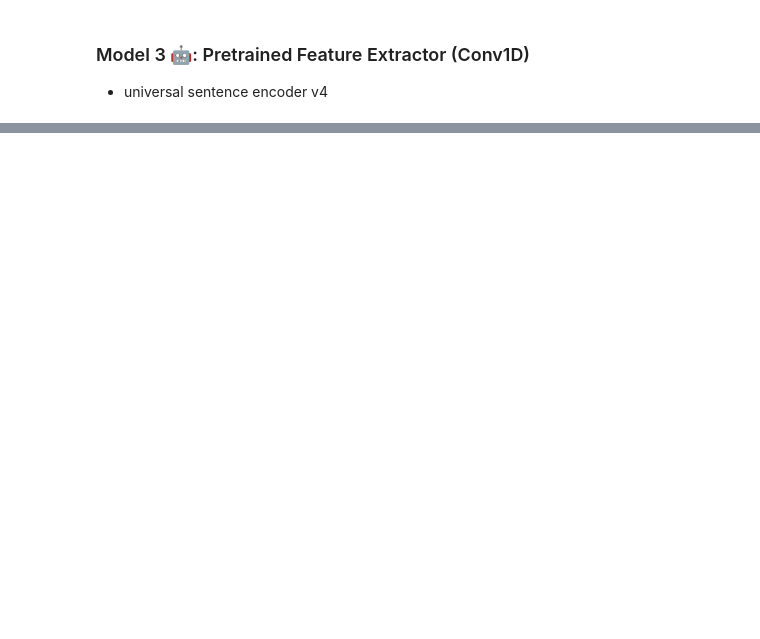
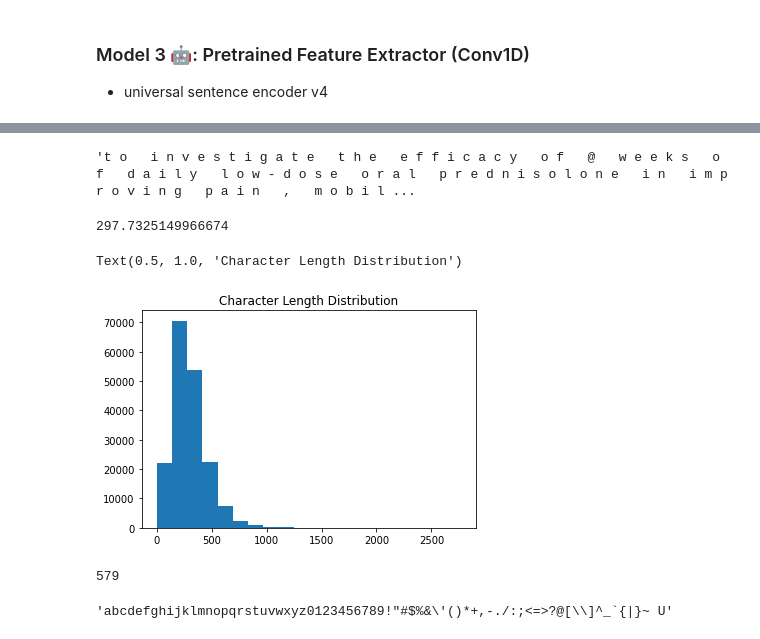
Before and after one commit to terrysu64/Machine-Learning-and-Data-Science-Projects, a Jupyter notebook: abstract_classifier.ipynb, the cells around one changed output, grey strips where cells are left out. Saved outputs shown, nothing was run; the diff lists cells and outputs as text; code cells hidden in the pictures; blank space fills up the shorter version.

Commit message:
character vectorizer layer

```diff
--- a/abstract_classifier.ipynb
+++ b/abstract_classifier.ipynb
@@ -543,0 +566,36 @@ model_3_results
+# %%
+#first we need to create a character level tokenizer
+
+split_chars = lambda text: ' '.join(list(text))
+train_chars = [split_chars(x) for x in train_sentences]
+val_chars = [split_chars(x) for x in val_sentences]
+test_chars = [split_chars(x) for x in test_sentences]
+train_chars[0]
+# %% [output]
+'t o   i n v e s t i g a t e   t h e   e f f i c a c y   o f   @   w e e k s   o f   d a i l y   l o w - d o s e   o r a l   p r e d n i s o l o n e   i n   i m p r o v i n g   p a i n   ,   m o b i l ...
+# %%
+#average char length (to cut off sentences or pad with 0s)
+
+char_len = [len(x) for x in train_chars]
+avg_char_len = np.mean(char_len)
+avg_char_len
+# %% [output]
+297.7325149966674
+# %%
+plt.hist(char_len, bins=20)
+plt.title("Character Length Distribution")
+# %% [output]
+Text(0.5, 1.0, 'Character Length Distribution')
+[figure, added]
+# %%
+char_len_95 = int(np.percentile(char_len, 95))
+char_len_95
+# %% [output]
+579
+# %%
+#all keyboard chars
+import string
+all_chars = string.ascii_lowercase + string.digits + string.punctuation + ' ' + 'U' #include space and unkown chars
+all_chars
+# %% [output]
+'abcdefghijklmnopqrstuvwxyz0123456789!"#$%&\'()*+,-./:;<=>?@[\\]^_`{|}~ U'
```
Also changed, not shown: parts of 12 cells of this notebook.
